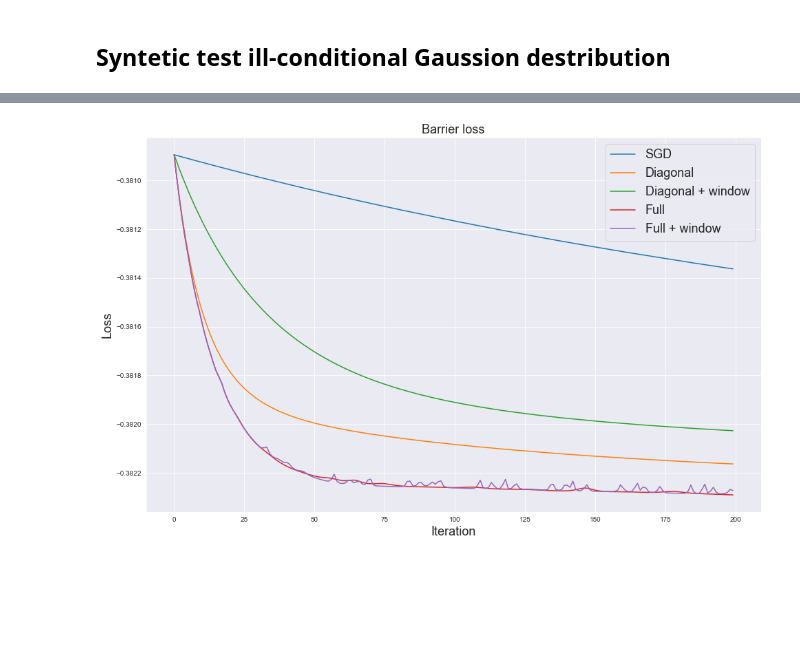
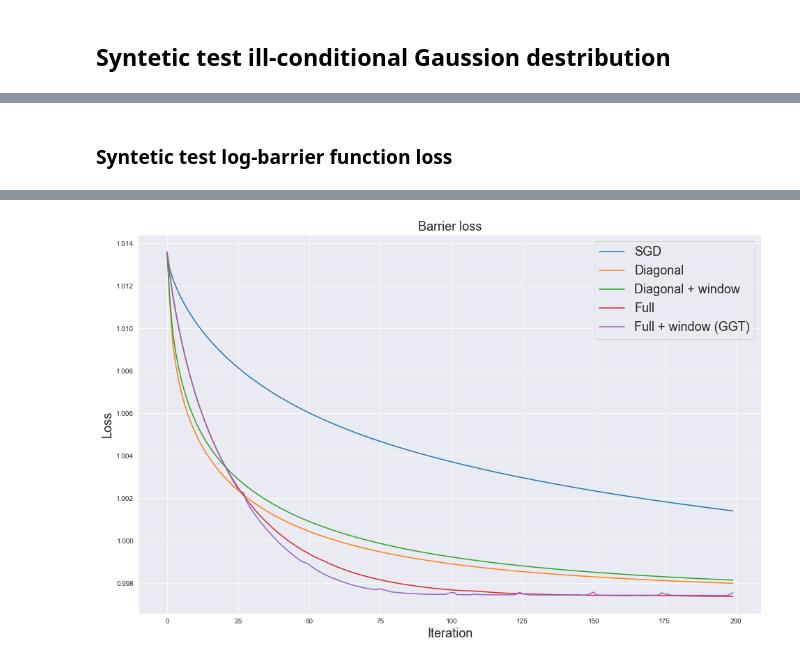
Before and after one commit to matyushinleonid/Matrix-Decomposition-for-Adaptive-Optimization-Regularization, a Jupyter notebook: Function Representation_v2.ipynb, the cells around one changed output, grey strips where cells are left out. Saved outputs shown, nothing was run; the diff lists cells and outputs as text; code cells hidden in the pictures; blank space fills up the shorter version.

```diff
--- a/Function Representation_v2.ipynb
+++ b/Function Representation_v2.ipynb
@@ -195,4 +198,6 @@ y[:, 0] = (np.sign(X.dot(plane)) + 1) / 2
 
 X_train, X_test = X[:1000], X[1000:]
 y_train, y_test = y[:1000], y[1000:]
+
+Size, _ = X_train.shape
 # %%
@@ -206,7 +211,7 @@ import tensorflow as tf
 learning_rate = 0.1
 display_step = 1
 
-def Syntetic_test_1 (opt):
+def Syntetic_test_1 (opt, batch_size = 256):
     # tf Graph input
     X = tf.placeholder("float", [None, 10])
     y = tf.placeholder("float", [None, 1])
@@ -229,7 +234,8 @@ def Syntetic_test_1 (opt):
         for epoch in tqdm_notebook(range(num_epochs)):
             cost_in_each_epoch = 0
             # let's start training
-            _, Loss[epoch] = sess.run([optimizer, loss], feed_dict={X: X_train, y: y_train})
+            idx = np.random.choice(Size, batch_size)
+            _, Loss[epoch] = sess.run([optimizer, loss], feed_dict={X: X_train[idx], y: y_train[idx]})
 
     #     # Test model
     #     correct_prediction = tf.equal(tf.argmax(y_, 1), tf.argmax(y, 1))
@@ -259,7 +265,7 @@ for opt in optimizers:
 plt.title('logistic regression loss', fontsize=14)
 plt.ylabel('Loss', fontsize=14)
 plt.xlabel('Iteration', fontsize=14)
-plt.legend(['SGD', 'Diagonal', 'Diagonal + window', 'Full', 'Full + window'], fontsize=14)
+plt.legend(['SGD', 'Diagonal', 'Diagonal + window', 'Full', 'Full + window  (GGT)'], fontsize=14)
 plt.savefig("Syntetic_1.png")
 plt.show()
 # %% [output]
@@ -272,3 +278,5 @@ plt.show()
+# %% [markdown]
+### Syntetic test log-barrier function loss
 # %%
 X = np.random.multivariate_normal(np.zeros(10), G, size=1500)
 c = np.empty((1500, 1))
@@ -282,22 +290,21 @@ c_train, c_test = c[:1000], c[1000:]
 import tensorflow as tf
 
 # hyperparameters
-learning_rate = 0.1
 num_epochs = 200
-display_step = 1
 
-def Syntetic_test_2 (opt):
+def Syntetic_test_2 (opt, batch_size = 1000):
     # tf Graph input
     X = tf.placeholder("float", [None, 10])
     c = tf.placeholder("float", [None, 1])
 
     W = tf.Variable(tf.zeros([10, 1]))
-    # b is our bias. This will also update during training time
 
     #function
-    y_ = -tf.log1p(tf.matmul(X, W) + c)
+    y_ = tf.matmul(X, W) + c
+    compr = tf.less(tf.constant(0., "float", shape=[batch_size]), y_[:, 0])
+
+    loss = tf.reduce_mean(tf.where(compr, -tf.log(y_), tf.constant(1000, "float", [batch_size, 1])))
     #logistic regression loss
-    loss = tf.reduce_mean(y_)
     optimizer = opt.minimize(loss)
 
     Loss = np.empty(num_epochs+1)
@@ -308,42 +315,43 @@ def Syntetic_test_2 (opt):
         for epoch in tqdm_notebook(range(num_epochs)):
             cost_in_each_epoch = 0
             # let's start training
+            idx = np.random.choice(Size, batch_size)
             _, Loss[epoch] = sess.run([optimizer, loss], feed_dict={X: X_train, c: c_train})
 
     #     # Test model
     #     correct_prediction = tf.equal(tf.argmax(y_, 1), tf.argmax(y, 1))
     #     # Calculate accuracy for 3000 examples
     #     accuracy = tf.reduce_mean(tf.cast(correct_prediction, tf.float32))
     #     print("Accuracy:", accuracy.eval({X: X_test, y: y_test}))
     return (Loss)
 
 
-learning_rate = 0.05
+learning_rate = 0.001
 optimizers = [
               tf.train.GradientDescentOptimizer(learning_rate / 10),
-              tf.train.AdagradOptimizer(learning_rate, ),
-              tf.train.AdagradOptimizer(learning_rate, initial_accumulator_value=1),
-              tf.contrib.opt.GGTOptimizer(learning_rate / 5, window=500, beta1=0.),
-              tf.contrib.opt.GGTOptimizer(learning_rate / 5, window=20, beta1=0.)
+              tf.train.AdagradOptimizer(learning_rate),
+              tf.train.AdagradOptimizer(learning_rate, initial_accumulator_value=1.),
+              tf.contrib.opt.GGTOptimizer(learning_rate / 2, window=500, beta1=0.),
+              tf.contrib.opt.GGTOptimizer(learning_rate / 2, window=20, beta1=0.)
              ]
 
 x_range = np.arange(0, num_epochs+1)
 plt.figure(figsize=(16,10))
 
 for opt in optimizers:
     Loss = Syntetic_test_2(opt)
     plt.plot(x_range[:-1], Loss[:-1])
 
 plt.title('Barrier loss', fontsize=18)
 plt.ylabel('Loss', fontsize=18)
 plt.xlabel('Iteration', fontsize=18)
-plt.legend(['SGD', 'Diagonal', 'Diagonal + window', 'Full', 'Full + window'], fontsize=18)
+plt.legend(['SGD', 'Diagonal', 'Diagonal + window', 'Full', 'Full + window (GGT)'], fontsize=18)
 plt.savefig("Syntetic_2.png")
 plt.show()
 # %% [output]
 [interactive output not drawn]
 [interactive output not drawn]
 [interactive output not drawn]
 [interactive output not drawn]
 [interactive output not drawn]
-[figure, old version]
+[figure, new version]
```
Also changed, not shown: parts of 7 cells of this notebook, 4 other files.
